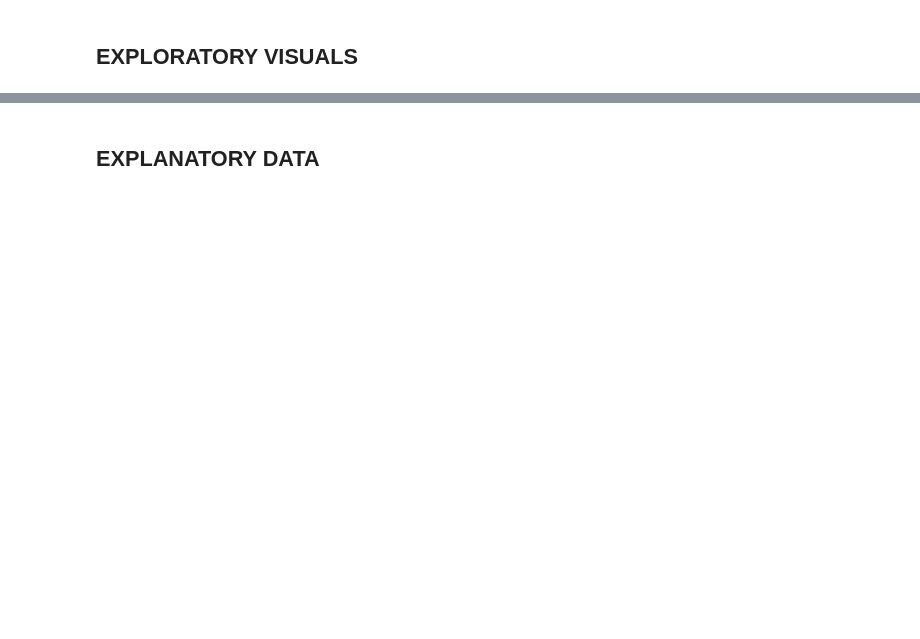
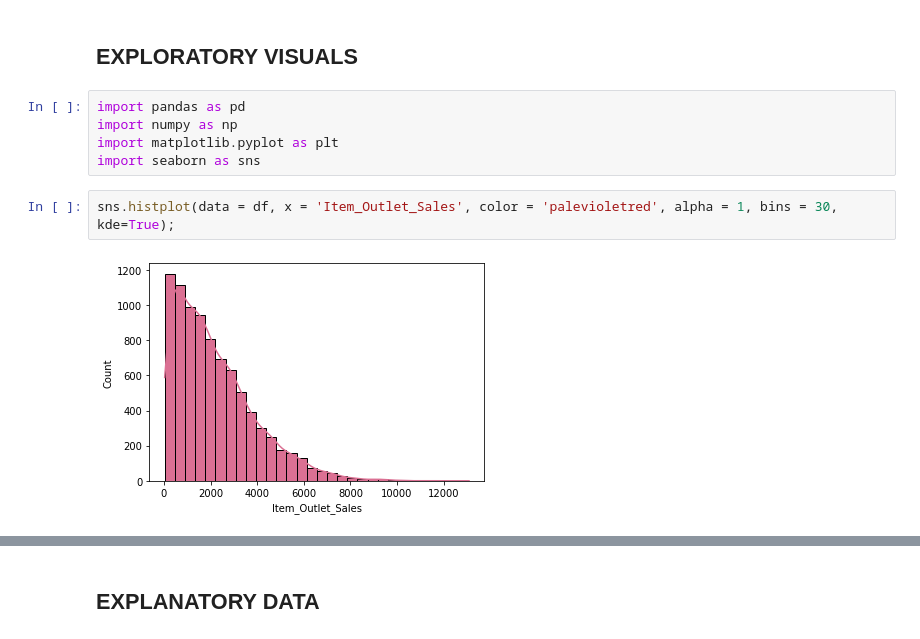
Before and after one commit to ashsotoo/Sales-Predictions, a Jupyter notebook: SALES_DATA.ipynb, the cells around one changed output, grey strips where cells are left out. Cells and saved outputs as stored; diff of their text form; blank space fills up the shorter version.

```diff
--- a/SALES_DATA.ipynb
+++ b/SALES_DATA.ipynb
@@ -125,2 +139,11 @@ df
 # %% [markdown]
 ## EXPLORATORY VISUALS
+# %%
+import pandas as pd
+import numpy as np
+import matplotlib.pyplot as plt
+import seaborn as sns
+# %%
+sns.histplot(data = df, x = 'Item_Outlet_Sales', color = 'palevioletred', alpha = 1, bins = 30, kde=True);
+# %% [output]
+[figure, added]
```
Also changed, not shown: parts of 8 cells of this notebook.
